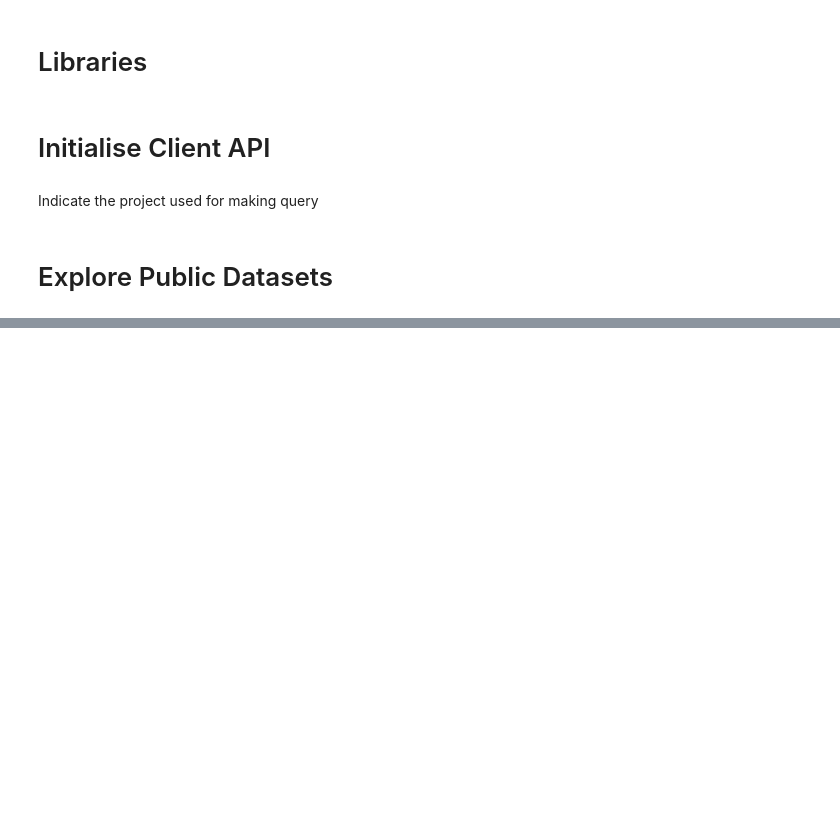
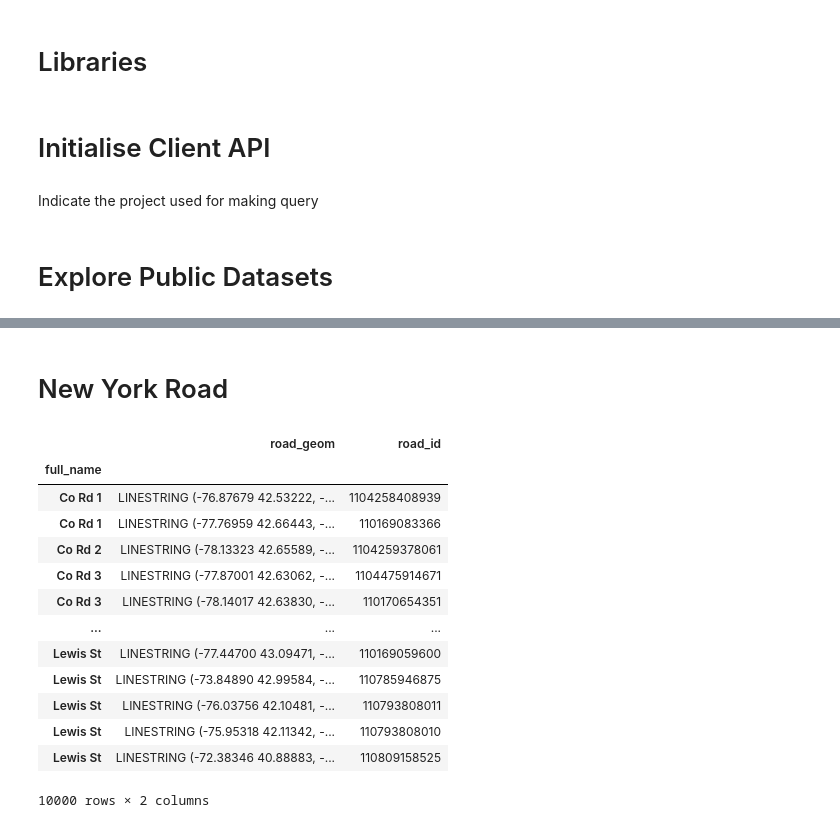
Before and after one commit to henrychan1862/treeNYC, a Jupyter notebook: explore_public_data.ipynb, the cells around one changed output, grey strips where cells are left out. Saved outputs shown, nothing was run; the diff lists cells and outputs as text; code cells hidden in the pictures; blank space fills up the shorter version.

```diff
--- a/explore_public_data.ipynb
+++ b/explore_public_data.ipynb
@@ -48,0 +52,2 @@ bigquery-public-data:america_health_rankings.america_health_rankings
+# %% [markdown]
+# New York Road
@@ -48,0 +61,18 @@ bigquery-public-data:america_health_rankings.america_health_rankings
+# %%
+df_geo = df_geo.set_index("full_name")
+df_geo
+# %% [output]
+|  | road_geom | road_id |
+| full_name |  |  |
+| Co Rd 1 | LINESTRING (-76.87679 42.53222, -... | 1104258408939 |
+| Co Rd 1 | LINESTRING (-77.76959 42.66443, -... | 110169083366 |
+| Co Rd 2 | LINESTRING (-78.13323 42.65589, -... | 1104259378061 |
+| Co Rd 3 | LINESTRING (-77.87001 42.63062, -... | 1104475914671 |
+| Co Rd 3 | LINESTRING (-78.14017 42.63830, -... | 110170654351 |
+| ... | ... | ... |
+| Lewis St | LINESTRING (-77.44700 43.09471, -... | 110169059600 |
+| Lewis St | LINESTRING (-73.84890 42.99584, -... | 110785946875 |
+| Lewis St | LINESTRING (-76.03756 42.10481, -... | 110793808011 |
+| Lewis St | LINESTRING (-75.95318 42.11342, -... | 110793808010 |
+| Lewis St | LINESTRING (-72.38346 40.88883, -... | 110809158525 |
+10000 rows × 2 columns
```
Also changed, not shown: parts of 10 cells of this notebook.
